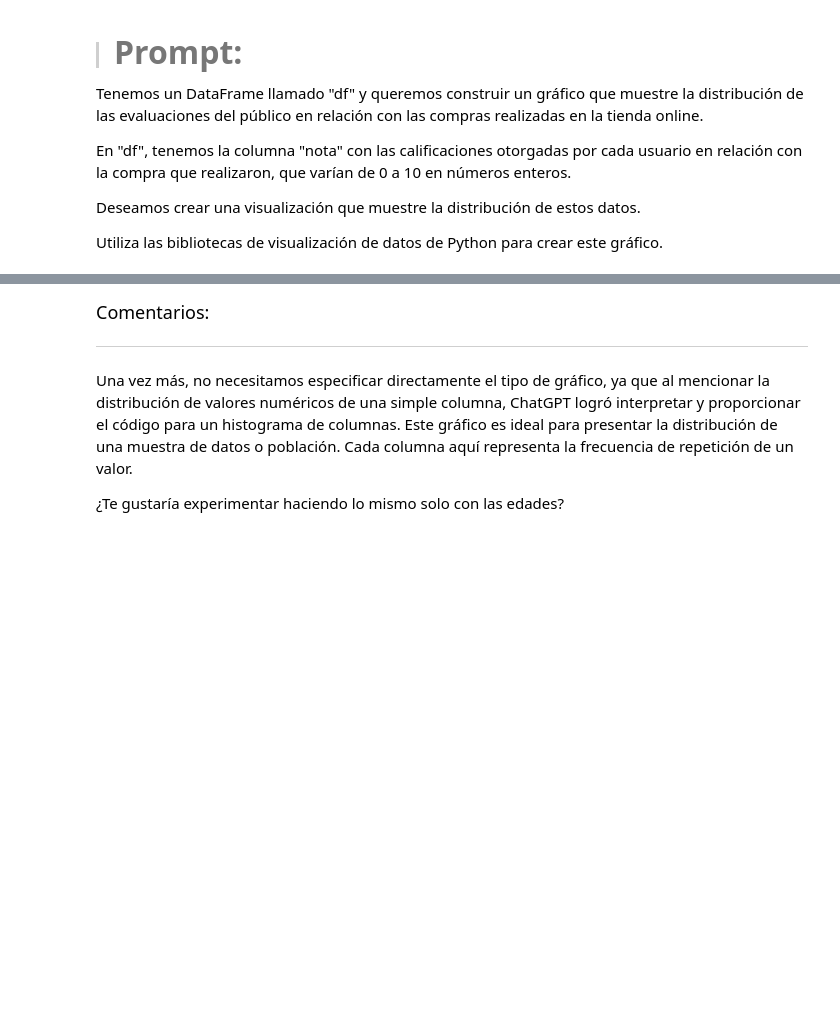
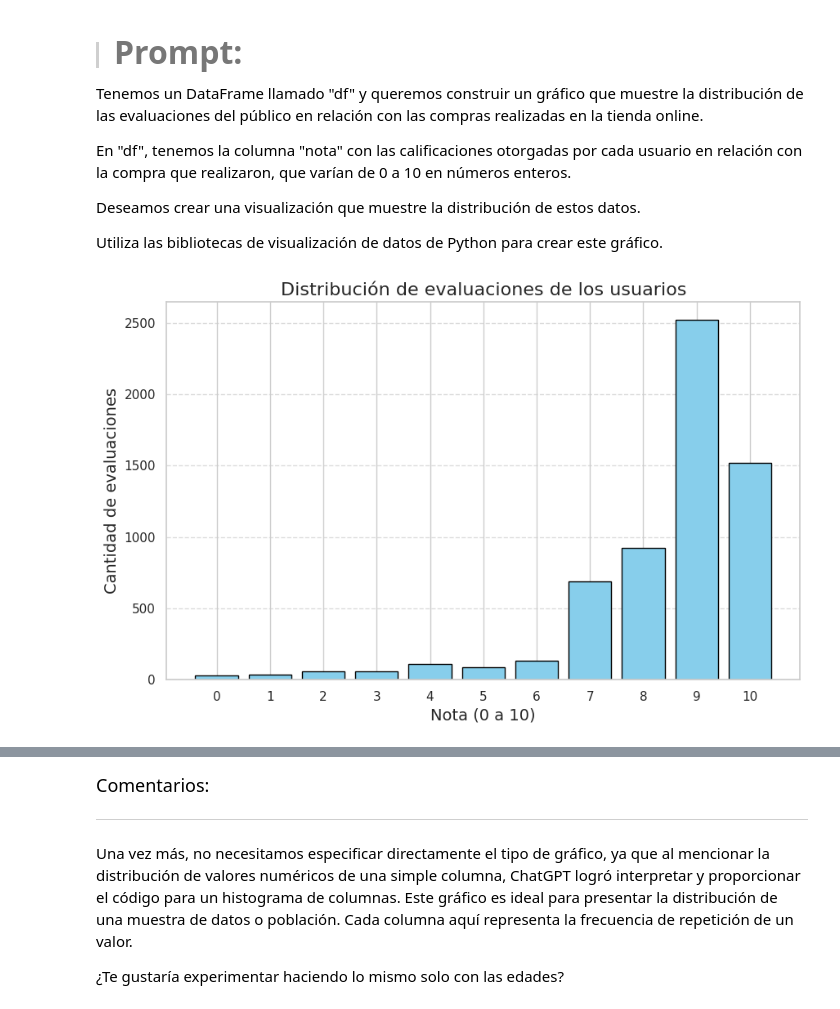
Before and after one commit to Nataliahfk/IA_aplicada_a_ciencia_de_datos, a Jupyter notebook: IA_aplicada_a_ciencia_de_datos.ipynb, the cells around one changed output, grey strips where cells are left out. Cells and saved outputs as stored; diff of their text form; code cells hidden in the pictures; blank space fills up the shorter version.

```diff
--- a/IA_aplicada_a_ciencia_de_datos.ipynb
+++ b/IA_aplicada_a_ciencia_de_datos.ipynb
@@ -1329,3 +1329,23 @@ En "df", tenemos la columna "nota" con las calificaciones otorgadas por cada usu
 Deseamos crear una visualización que muestre la distribución de estos datos.
 
 Utiliza las bibliotecas de visualización de datos de Python para crear este gráfico.
+# %%
+import matplotlib.pyplot as plt
+
+# Contar la frecuencia de cada nota
+frecuencias = df_unificado['nota'].value_counts().sort_index()
+
+# Crear gráfico de barras para la distribución de notas
+plt.figure(figsize=(10,6))
+plt.bar(frecuencias.index, frecuencias.values, color='skyblue', edgecolor='black')
+
+# Personalización
+plt.title('Distribución de evaluaciones de los usuarios', fontsize=16)
+plt.xlabel('Nota (0 a 10)', fontsize=14)
+plt.ylabel('Cantidad de evaluaciones', fontsize=14)
+plt.xticks(range(0, 11))  # Mostrar todos los números enteros del 0 al 10
+plt.grid(axis='y', linestyle='--', alpha=0.7)
+
+plt.show()
+# %% [output]
+[figure, added]
```
Also changed, not shown: parts of 1 cell of this notebook.
